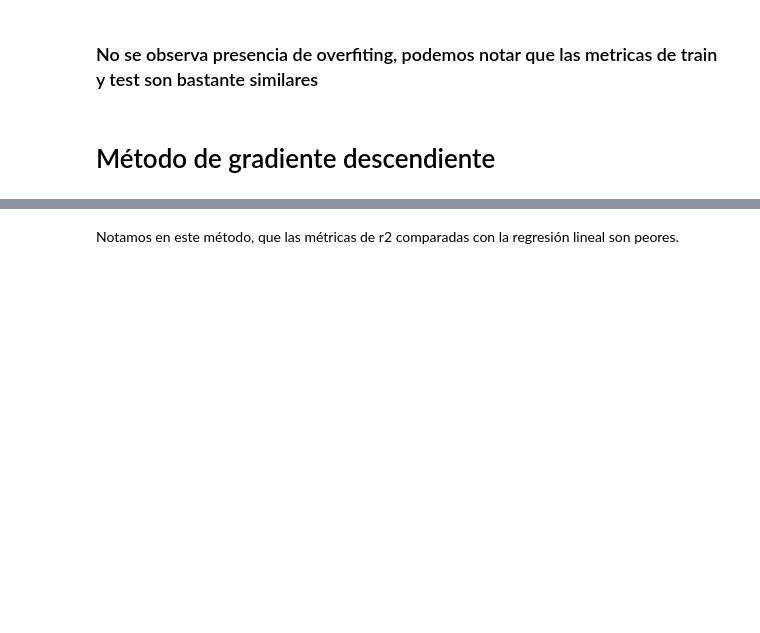
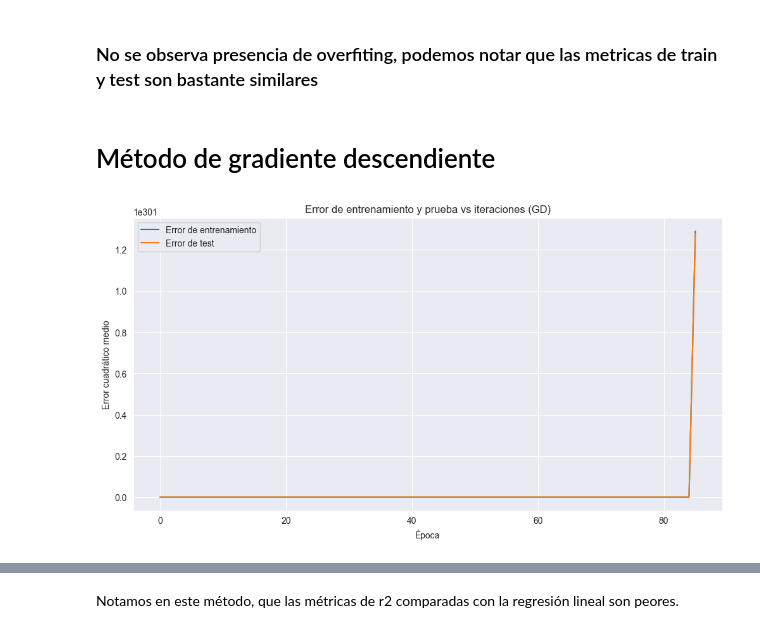
Before and after one commit to pepeargent0/AA1-TUIA-Ponce-Yanez, a Jupyter notebook: TP-integrador-AA1.ipynb, the cells around one changed output, grey strips where cells are left out. Cells and saved outputs as stored; diff of their text form; code cells hidden in the pictures; blank space fills up the shorter version.

```diff
--- a/TP-integrador-AA1.ipynb
+++ b/TP-integrador-AA1.ipynb
@@ -68,6 +86,7 @@ df = pd.read_csv(file_path, sep=',')
 ciudades = ['Adelaide', 'Canberra', 'Cobar', 'Dartmoor', 'Melbourne', 'MelbourneAirport', 'MountGambier', 'Sydney', 'SydneyAirport']
 df = df[df['Location'].isin(ciudades)]
 df['Date'] = pd.to_datetime(df['Date'])
+df = df.sort_values(by='Date')
 # %% [markdown]
 ## Visualizamos la distribución de los datos por año
 # %%
@@ -315,7 +518,16 @@ plt.show()
 # %%
+X_train_G = X_train.values.reshape(-1,len(X_train.columns))
+y_train_G = y_train.values.reshape(-1,1)
+X_test_G = X_test.values.reshape(-1,len(X_test.columns))
+y_test_G = y_test.values.reshape(-1,1)
+gradient_descent(X_train_G, y_train_G, X_test_G, y_test_G, lr=0.01, epochs=200)
+
+'''
 sgd_model = SGDRegressor(loss='squared_error', max_iter=3000, random_state=42)
 sgd_model.fit(X_train, y_train)
 y_pred_train = sgd_model.predict(X_train)
 y_pred_test = sgd_model.predict(X_test)
 show_metrics_regresion(y_train, y_pred_train, "Métricas sobre los datos de entrenamiento:")
-show_metrics_regresion(y_test, y_pred_test, "Métricas sobre los datos de prueba:")
+show_metrics_regresion(y_test, y_pred_test, "Métricas sobre los datos de prueba:")'''
+# %% [output]
+[figure, added]
```
Also changed, not shown: parts of 20 cells of this notebook.
